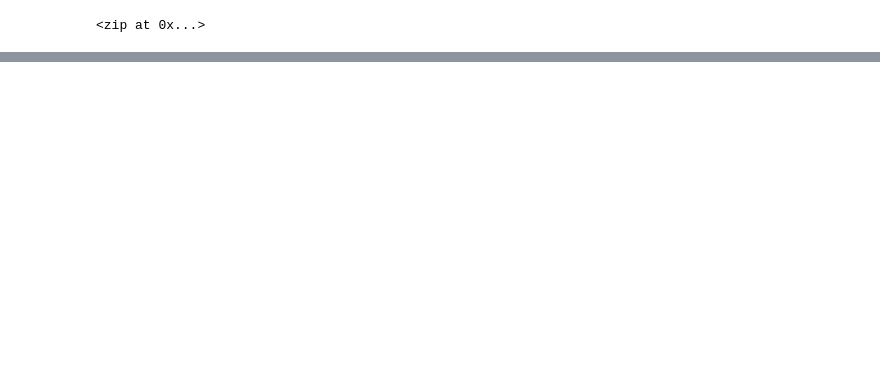
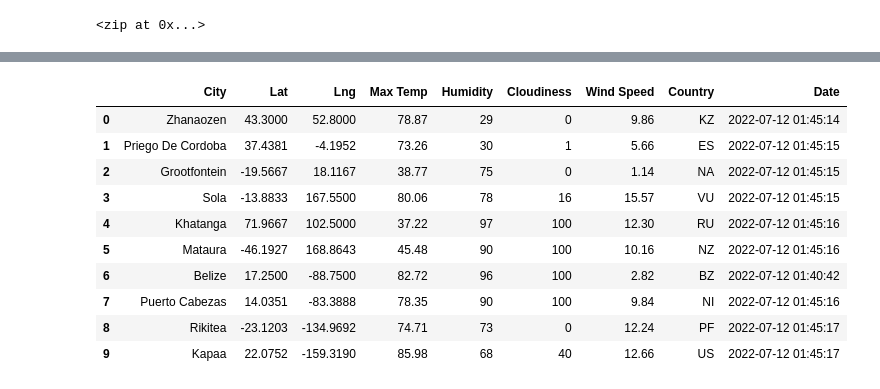
Before and after one commit to eneubauer2022/World_Weather_Analysis, a Jupyter notebook: WeatherPy.ipynb, the cells around one changed output, grey strips where cells are left out. Cells and saved outputs as stored; diff of their text form; code cells hidden in the pictures; blank space fills up the shorter version.

Commit message:
adding api data files

```diff
--- a/WeatherPy.ipynb
+++ b/WeatherPy.ipynb
@@ -11,6 +11,9 @@ lat_lngs = zip(lats, lngs)
 lat_lngs
 # %% [output]
 <zip at 0x...>
+# %%
+# Add the latitudes and longitudes to a list.
+coordinates = list(lat_lngs)
 # %%
 from citipy import citipy
 # %%
@@ -29,0 +33,9 @@ NameError: name 'coordinates' is not defined
+# %%
+# Import the requests library.
+import requests
+
+# Import the API key.
+from config import weather_api_key
+
+# Starting URL for Weather Map API Call.
+url = "http://api.openweathermap.org/data/2.5/weather?units=Imperial&APPID=" + weather_api_key
@@ -29,0 +129,16 @@ NameError: name 'coordinates' is not defined
+# %%
+# Convert the array of dictionaries to a Pandas DataFrame.
+city_data_df = pd.DataFrame(city_data)
+city_data_df.head(10)
+# %% [output]
+|  | City | Lat | Lng | Max Temp | Humidity | Cloudiness | Wind Speed | Country | Date |
+| 0 | Zhanaozen | 43.3000 | 52.8000 | 78.87 | 29 | 0 | 9.86 | KZ | 2022-07-12 01:45:14 |
+| 1 | Priego De Cordoba | 37.4381 | -4.1952 | 73.26 | 30 | 1 | 5.66 | ES | 2022-07-12 01:45:15 |
+| 2 | Grootfontein | -19.5667 | 18.1167 | 38.77 | 75 | 0 | 1.14 | NA | 2022-07-12 01:45:15 |
+| 3 | Sola | -13.8833 | 167.5500 | 80.06 | 78 | 16 | 15.57 | VU | 2022-07-12 01:45:15 |
+| 4 | Khatanga | 71.9667 | 102.5000 | 37.22 | 97 | 100 | 12.30 | RU | 2022-07-12 01:45:16 |
+| 5 | Mataura | -46.1927 | 168.8643 | 45.48 | 90 | 100 | 10.16 | NZ | 2022-07-12 01:45:16 |
+| 6 | Belize | 17.2500 | -88.7500 | 82.72 | 96 | 100 | 2.82 | BZ | 2022-07-12 01:40:42 |
+| 7 | Puerto Cabezas | 14.0351 | -83.3888 | 78.35 | 90 | 100 | 9.84 | NI | 2022-07-12 01:45:16 |
+| 8 | Rikitea | -23.1203 | -134.9692 | 74.71 | 73 | 0 | 12.24 | PF | 2022-07-12 01:45:17 |
+| 9 | Kapaa | 22.0752 | -159.3190 | 85.98 | 68 | 40 | 12.66 | US | 2022-07-12 01:45:17 |
```
Also changed, not shown: parts of 5 cells of this notebook, 3 other files.
